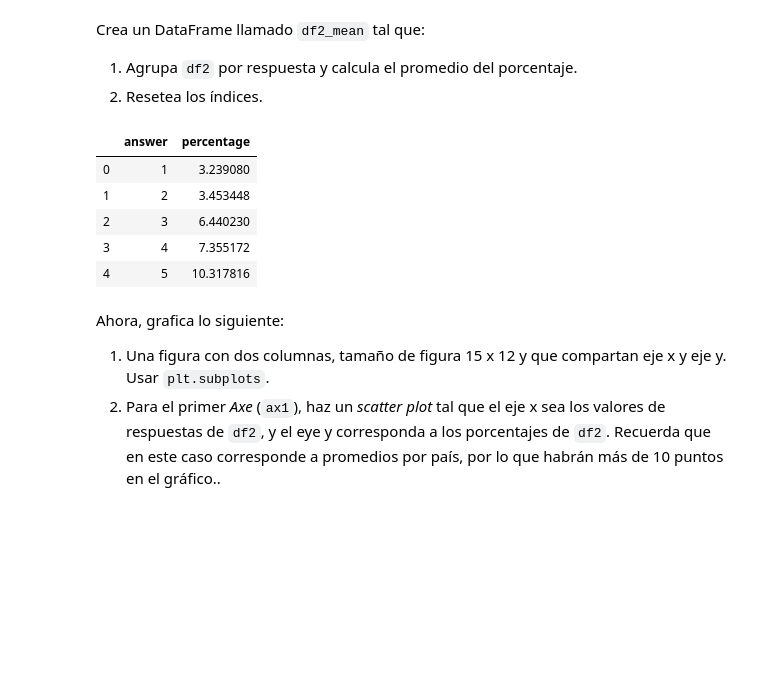
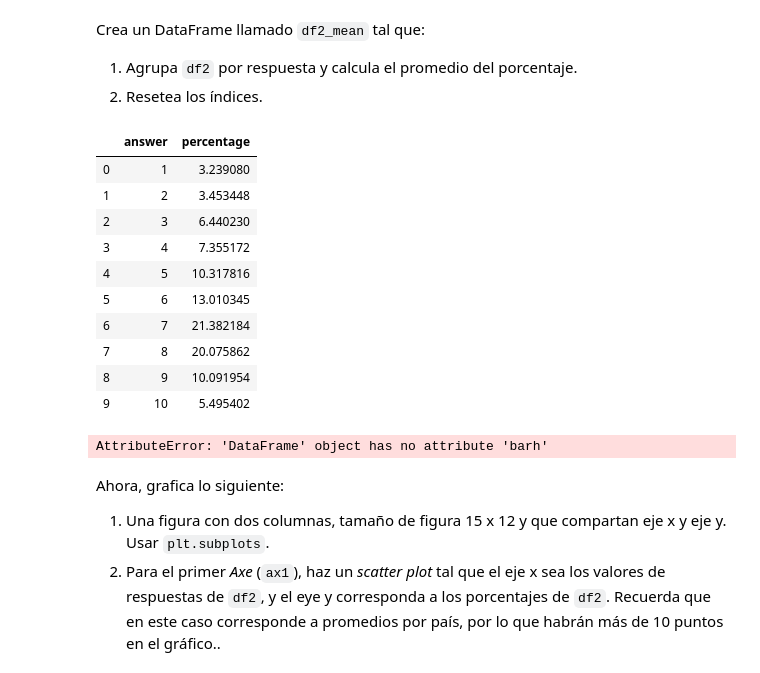
Before and after one commit to pazDaniela/mat281_portfolio, a Jupyter notebook: m03_data_visualization/m03_c02_imperative_visualization/m03_c02_lab.ipynb, the cells around one changed output. Drawn from its saved outputs; the diff is of its cells as text; code cells hidden in the pictures; blank space fills up the shorter version.

```diff
--- a/m03_data_visualization/m03_c02_imperative_visualization/m03_c02_lab.ipynb
+++ b/m03_data_visualization/m03_c02_imperative_visualization/m03_c02_lab.ipynb
@@ -235,14 +235,23 @@ Crea un DataFrame llamado `df2_mean` tal que:
 2. Resetea los índices.
 # %%
 df2_mean = df2.groupby(["answer"]).agg({"percentage":"mean"}).reset_index()
-df2_mean.head()
+df2_mean
 # %% [output]
 |  | answer | percentage |
 | 0 | 1 | 3.239080 |
 | 1 | 2 | 3.453448 |
 | 2 | 3 | 6.440230 |
 | 3 | 4 | 7.355172 |
 | 4 | 5 | 10.317816 |
+| 5 | 6 | 13.010345 |
+| 6 | 7 | 21.382184 |
+| 7 | 8 | 20.075862 |
+| 8 | 9 | 10.091954 |
+| 9 | 10 | 5.495402 |
+# %%
+df2_mean.barh(x_mean,y_mean)
+# %% [output]
+AttributeError: 'DataFrame' object has no attribute 'barh'
 # %% [markdown]
 Ahora, grafica lo siguiente:
 
```
Also changed, not shown: parts of 8 cells of this notebook, 4 other files.
